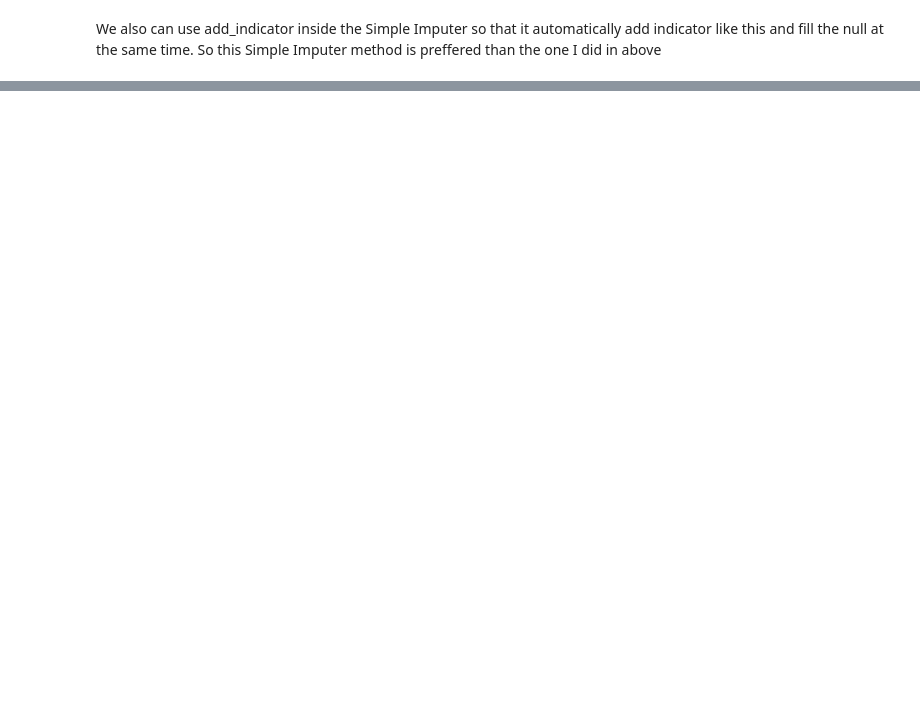
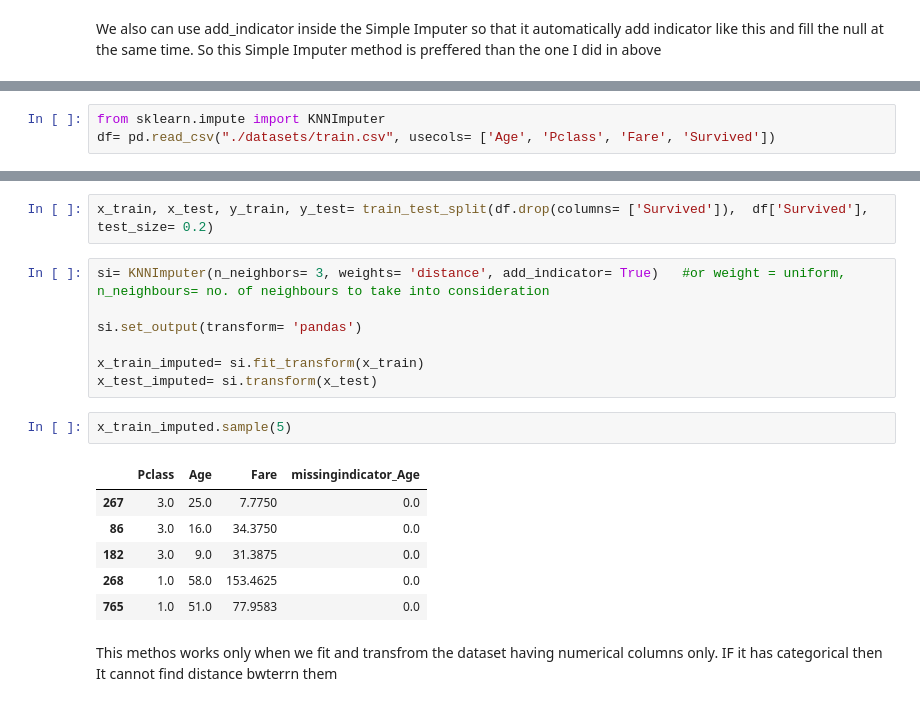
Before and after one commit to unixx0/100-days-ml, a Jupyter notebook: null_variables.ipynb, the cells around one changed output, grey strips where cells are left out. Cells and saved outputs as stored; diff of their text form; blank space fills up the shorter version.

```diff
--- a/null_variables.ipynb
+++ b/null_variables.ipynb
@@ -304,0 +309,3 @@ We also can use add_indicator inside the Simple Imputer so that it automatically
+# %%
+from sklearn.impute import KNNImputer
+df= pd.read_csv("./datasets/train.csv", usecols= ['Age', 'Pclass', 'Fare', 'Survived'])
@@ -304,0 +320,20 @@ We also can use add_indicator inside the Simple Imputer so that it automatically
+# %%
+x_train, x_test, y_train, y_test= train_test_split(df.drop(columns= ['Survived']),  df['Survived'], test_size= 0.2)
+# %%
+si= KNNImputer(n_neighbors= 3, weights= 'distance', add_indicator= True)   #or weight = uniform, n_neighbours= no. of neighbours to take into consideration
+
+si.set_output(transform= 'pandas')
+
+x_train_imputed= si.fit_transform(x_train)
+x_test_imputed= si.transform(x_test)
+# %%
+x_train_imputed.sample(5)
+# %% [output]
+|  | Pclass | Age | Fare | missingindicator_Age |
+| 267 | 3.0 | 25.0 | 7.7750 | 0.0 |
+| 86 | 3.0 | 16.0 | 34.3750 | 0.0 |
+| 182 | 3.0 | 9.0 | 31.3875 | 0.0 |
+| 268 | 1.0 | 58.0 | 153.4625 | 0.0 |
+| 765 | 1.0 | 51.0 | 77.9583 | 0.0 |
+# %% [markdown]
+This methos works only when we fit and transfrom the dataset having numerical columns only. IF it has categorical then It cannot find distance bwterrn them
```
Also changed, not shown: parts of 11 cells of this notebook.
